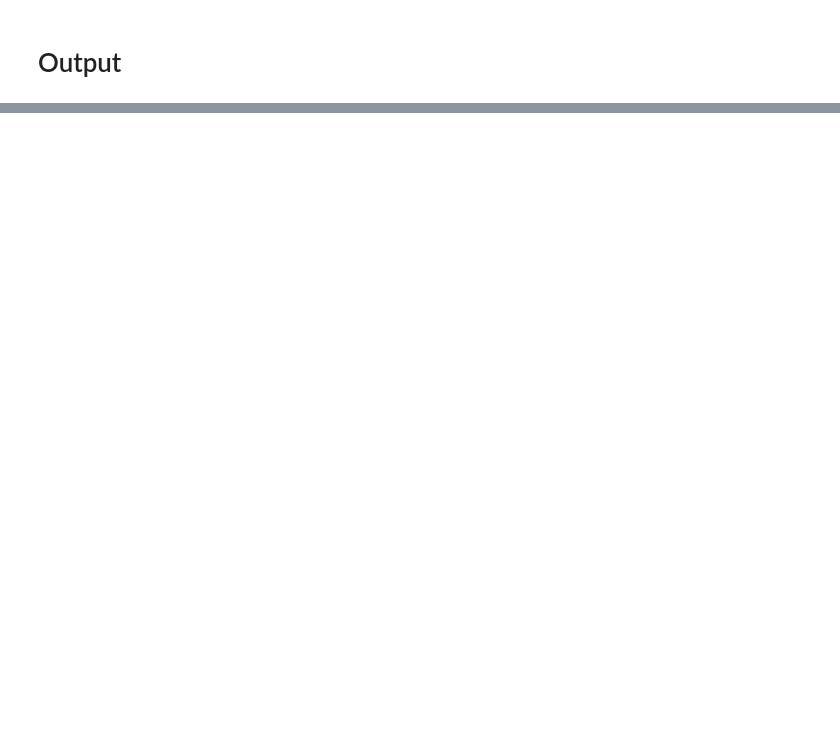
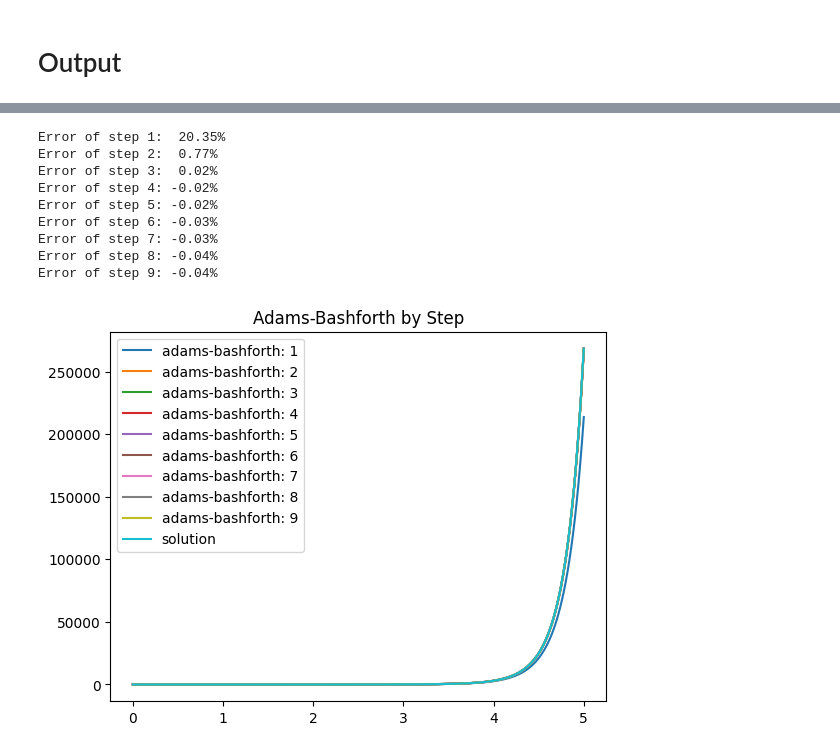
Before and after one commit to chelate1118/Differential-Equation, a Jupyter notebook: main.ipynb, the cells around one changed output, grey strips where cells are left out. Drawn from its saved outputs; the diff is of its cells as text; code cells hidden in the pictures; blank space fills up the shorter version.

Commit message:
error of adams-bashforth

```diff
--- a/main.ipynb
+++ b/main.ipynb
@@ -116,0 +117,28 @@ plt.show()
+# %%
+tmp = STEP
+
+for i in range(1, 10):
+    STEP = i
+    a_x, a_y = adams_bashforth()
+    plt.plot(a_x, a_y, label=f"adams-bashforth: {i}")
+    print(f"Error of step {i}: {(solution(a_x[-1]) - a_y[-1]) / solution(a_x[-1]) * 100: .2f}%")
+
+s_x = np.linspace(START_X, END_X, 100)
+s_y = [solution(i) for i in s_x]
+plt.title("Adams-Bashforth by Step")
+plt.plot(s_x, s_y, label="solution")
+plt.legend()
+plt.plot()
+
+STEP = tmp
+# %% [output]
+Error of step 1:  20.35%
+Error of step 2:  0.77%
+Error of step 3:  0.02%
+Error of step 4: -0.02%
+Error of step 5: -0.02%
+Error of step 6: -0.03%
+Error of step 7: -0.03%
+Error of step 8: -0.04%
+Error of step 9: -0.04%
+[figure, added]
```
Also changed, not shown: parts of 5 cells of this notebook.
